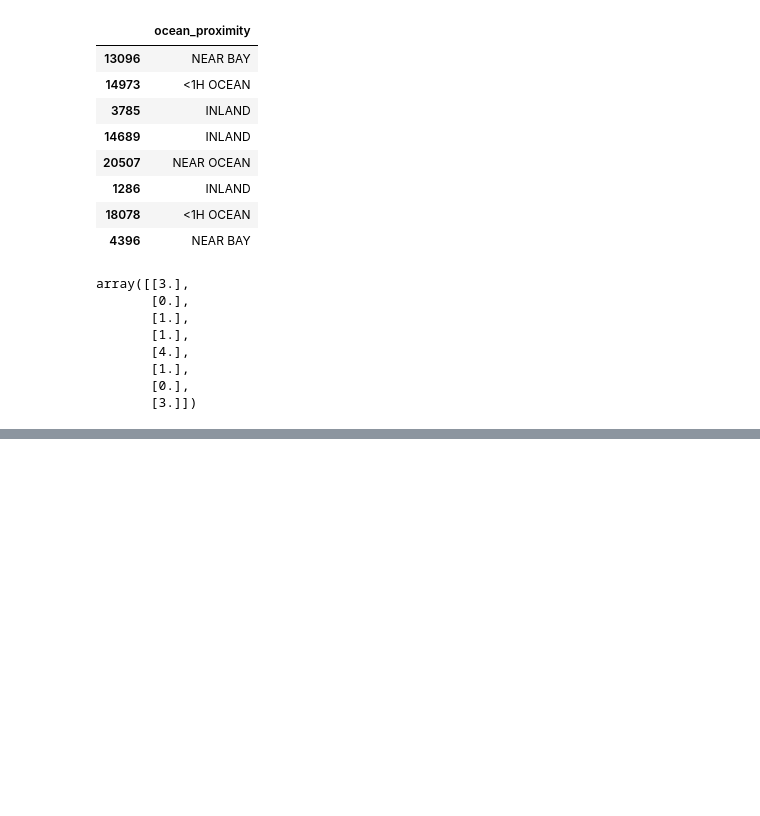
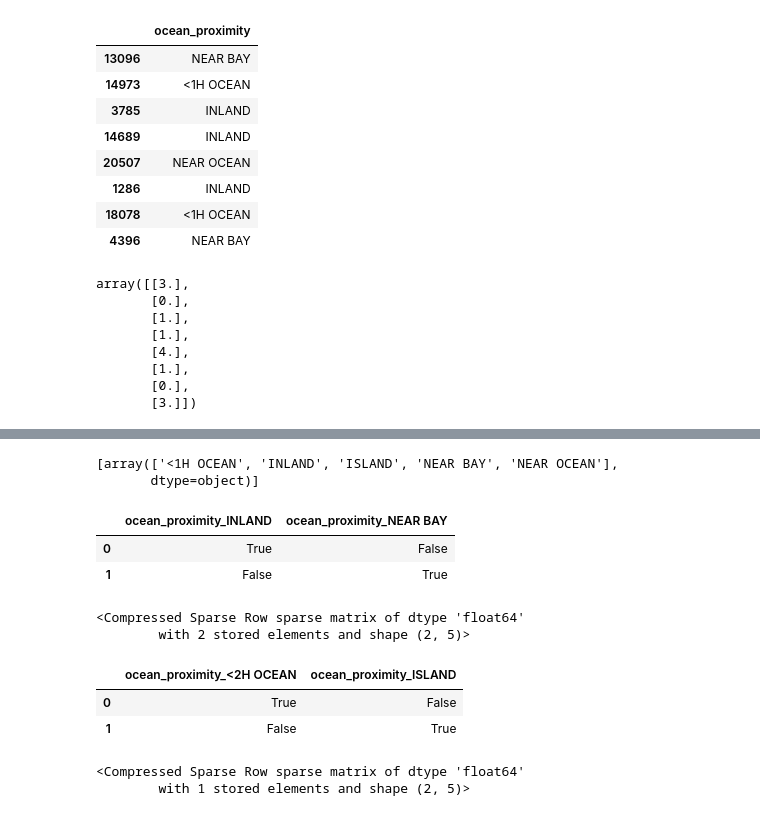
Before and after one commit to afif-af/python-code, a Jupyter notebook: handson-ml/Chapter 2.ipynb, the cells around one changed output, grey strips where cells are left out. Cells and saved outputs as stored; diff of their text form; code cells hidden in the pictures; blank space fills up the shorter version.

```diff
--- a/handson-ml/Chapter 2.ipynb
+++ b/handson-ml/Chapter 2.ipynb
@@ -273,0 +299,30 @@ array([[3.],
+# %%
+cat_encoder.categories_
+# %% [output]
+[array(['<1H OCEAN', 'INLAND', 'ISLAND', 'NEAR BAY', 'NEAR OCEAN'],
+       dtype=object)]
+# %%
+df_test = pd.DataFrame({"ocean_proximity": ["INLAND", "NEAR BAY"]})
+pd.get_dummies(df_test)
+# %% [output]
+|  | ocean_proximity_INLAND | ocean_proximity_NEAR BAY |
+| 0 | True | False |
+| 1 | False | True |
+# %%
+cat_encoder.transform(df_test)
+# %% [output]
+<Compressed Sparse Row sparse matrix of dtype 'float64'
+        with 2 stored elements and shape (2, 5)>
+# %%
+df_test_unknown = pd.DataFrame({"ocean_proximity": ["<2H OCEAN", "ISLAND"]})
+pd.get_dummies(df_test_unknown)
+# %% [output]
+|  | ocean_proximity_<2H OCEAN | ocean_proximity_ISLAND |
+| 0 | True | False |
+| 1 | False | True |
+# %%
+cat_encoder.handle_unknown = "ignore"
+cat_encoder.transform(df_test_unknown)
+# %% [output]
+<Compressed Sparse Row sparse matrix of dtype 'float64'
+        with 1 stored elements and shape (2, 5)>
```
Also changed, not shown: parts of 5 cells of this notebook.
